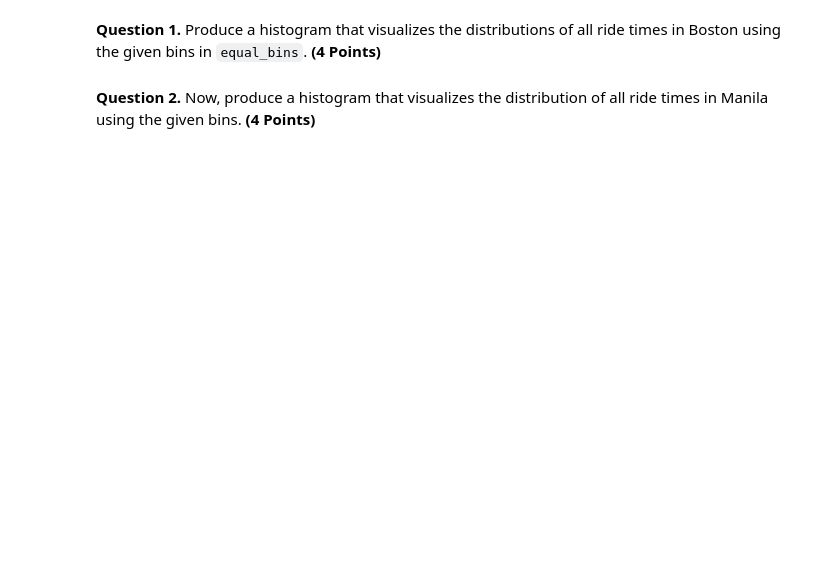
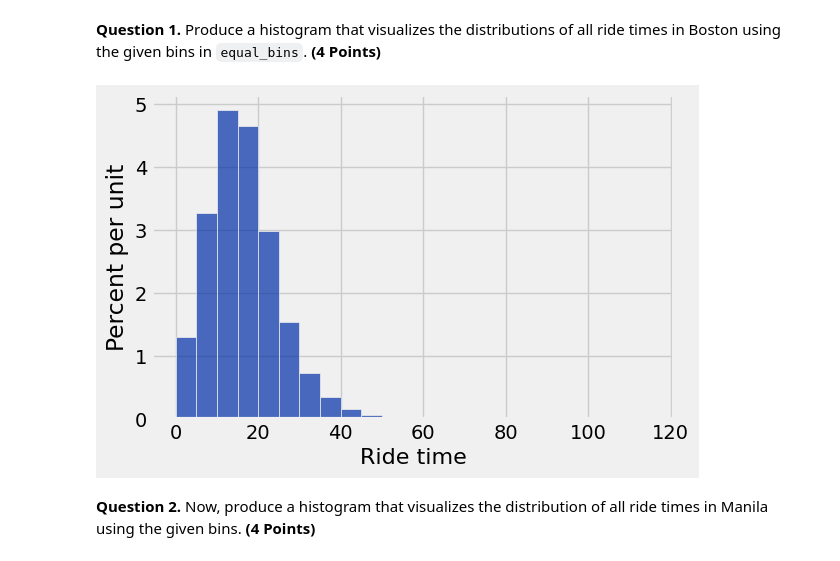
Before and after one commit to fraserr1991/materials-fds, a Jupyter notebook: hw/hw03/hw03.ipynb, the cells around one changed output. Drawn from its saved outputs; the diff is of its cells as text; code cells hidden in the pictures; blank space fills up the shorter version.

```diff
--- a/hw/hw03/hw03.ipynb
+++ b/hw/hw03/hw03.ipynb
@@ -317,7 +346,14 @@ manila.show(4)
 **Question 1.** Produce a histogram that visualizes the distributions of all ride times in Boston using the given bins in `equal_bins`. **(4 Points)**
 # %%
 equal_bins = np.arange(0, 120, 5)
-...
+
+boston_ride_times = Table().with_columns(
+    'Ride time', boston.column("ride time")
+)
+
+boston_ride_times.hist(bins = equal_bins)
+# %% [output]
+[figure, added]
 # %% [markdown]
 <!-- END QUESTION -->
 
```
Also changed, not shown: parts of 22 cells of this notebook, 3 other files.
